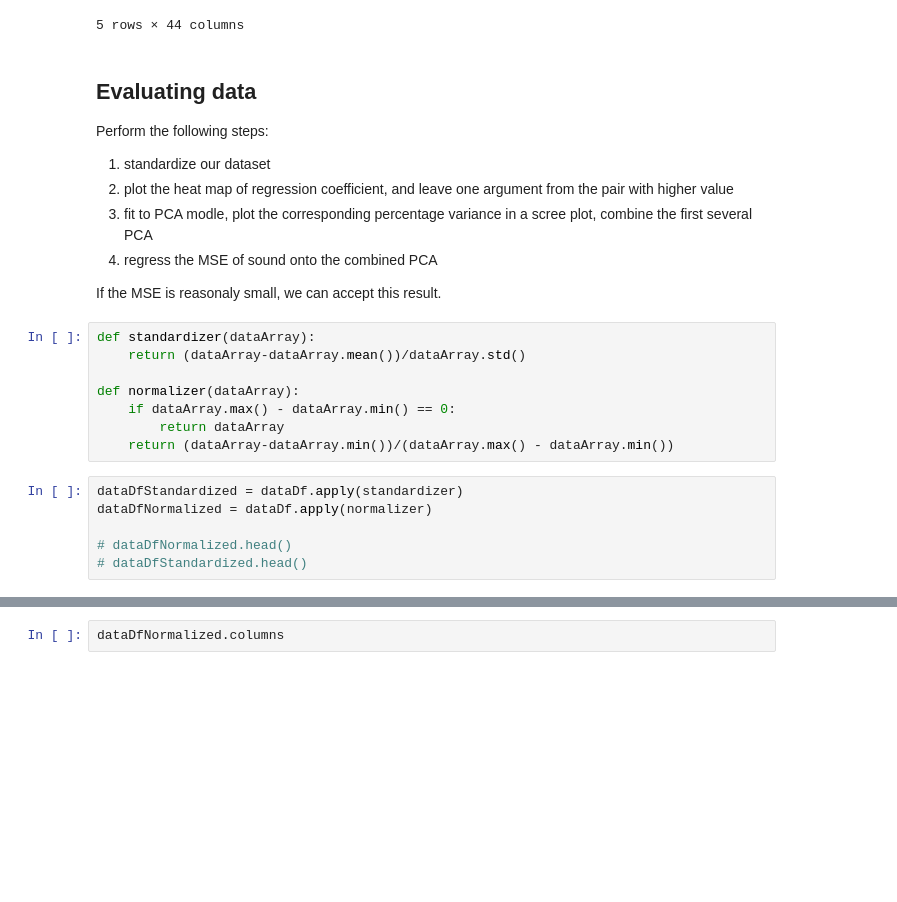
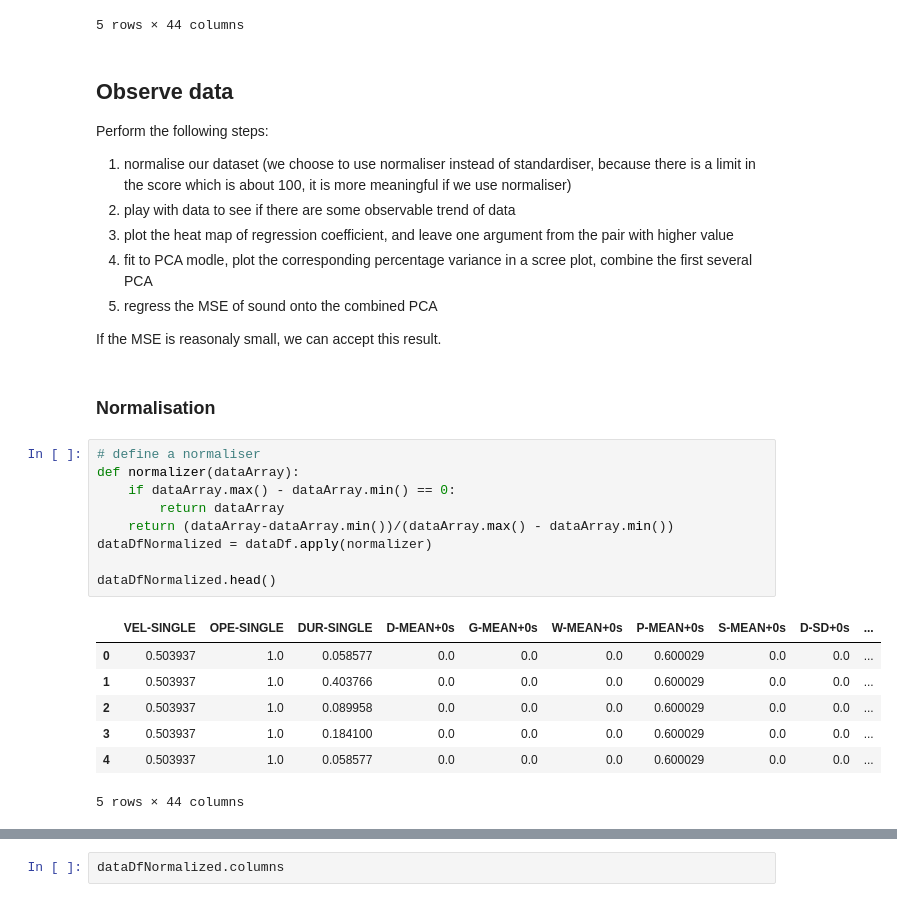
Before and after one commit to yhbcode000/AI-Vocaloid-Tuner, a Jupyter notebook: 1 Feasibility Test/feasibilityTest.ipynb, the cells around one changed output, grey strips where cells are left out. Cells and saved outputs as stored; diff of their text form; blank space fills up the shorter version.

```diff
--- a/1 Feasibility Test/feasibilityTest.ipynb
+++ b/1 Feasibility Test/feasibilityTest.ipynb
@@ -184,26 +195,32 @@ dataDf.head()
 | 4 | 64 | 127 | 60 | 0.0 | 0.0 | 0.0 | 0.0 | 0.0 | 0.0 | ... |
 5 rows × 44 columns
 # %% [markdown]
-## Evaluating data
+## Observe data
 Perform the following steps:
 
-1. standardize our dataset
-2. plot the heat map of regression coefficient, and leave one argument from the pair with higher value
-3. fit to PCA modle, plot the corresponding percentage variance in a scree plot, combine the first several PCA
-4. regress the MSE of sound onto the combined PCA
+1. normalise our dataset (we choose to use normaliser instead of standardiser, because there is a limit in the score which is about 100, it is more meaningful if we use normaliser)
+2. play with data to see if there are some observable trend of data
+3. plot the heat map of regression coefficient, and leave one argument from the pair with higher value
+4. fit to PCA modle, plot the corresponding percentage variance in a scree plot, combine the first several PCA
+5. regress the MSE of sound onto the combined PCA
 
 If the MSE is reasonaly small, we can accept this result.
+# %% [markdown]
+### Normalisation
 # %%
-def standardizer(dataArray):
-    return (dataArray-dataArray.mean())/dataArray.std()
-
+# define a normaliser
 def normalizer(dataArray):
     if dataArray.max() - dataArray.min() == 0:
         return dataArray
     return (dataArray-dataArray.min())/(dataArray.max() - dataArray.min())
+dataDfNormalized = dataDf.apply(normalizer)
+
+dataDfNormalized.head()
+# %% [output]
+|  | VEL-SINGLE | OPE-SINGLE | DUR-SINGLE | D-MEAN+0s | G-MEAN+0s | W-MEAN+0s | P-MEAN+0s | S-MEAN+0s | D-SD+0s | ... |
+| 0 | 0.503937 | 1.0 | 0.058577 | 0.0 | 0.0 | 0.0 | 0.600029 | 0.0 | 0.0 | ... |
+| 1 | 0.503937 | 1.0 | 0.403766 | 0.0 | 0.0 | 0.0 | 0.600029 | 0.0 | 0.0 | ... |
+| 2 | 0.503937 | 1.0 | 0.089958 | 0.0 | 0.0 | 0.0 | 0.600029 | 0.0 | 0.0 | ... |
+| 3 | 0.503937 | 1.0 | 0.184100 | 0.0 | 0.0 | 0.0 | 0.600029 | 0.0 | 0.0 | ... |
+| 4 | 0.503937 | 1.0 | 0.058577 | 0.0 | 0.0 | 0.0 | 0.600029 | 0.0 | 0.0 | ... |
+5 rows × 44 columns
-# %%
-dataDfStandardized = dataDf.apply(standardizer)
-dataDfNormalized = dataDf.apply(normalizer)
-
-# dataDfNormalized.head()
-# dataDfStandardized.head()
```
Also changed, not shown: parts of 23 cells of this notebook, 1 other file.
